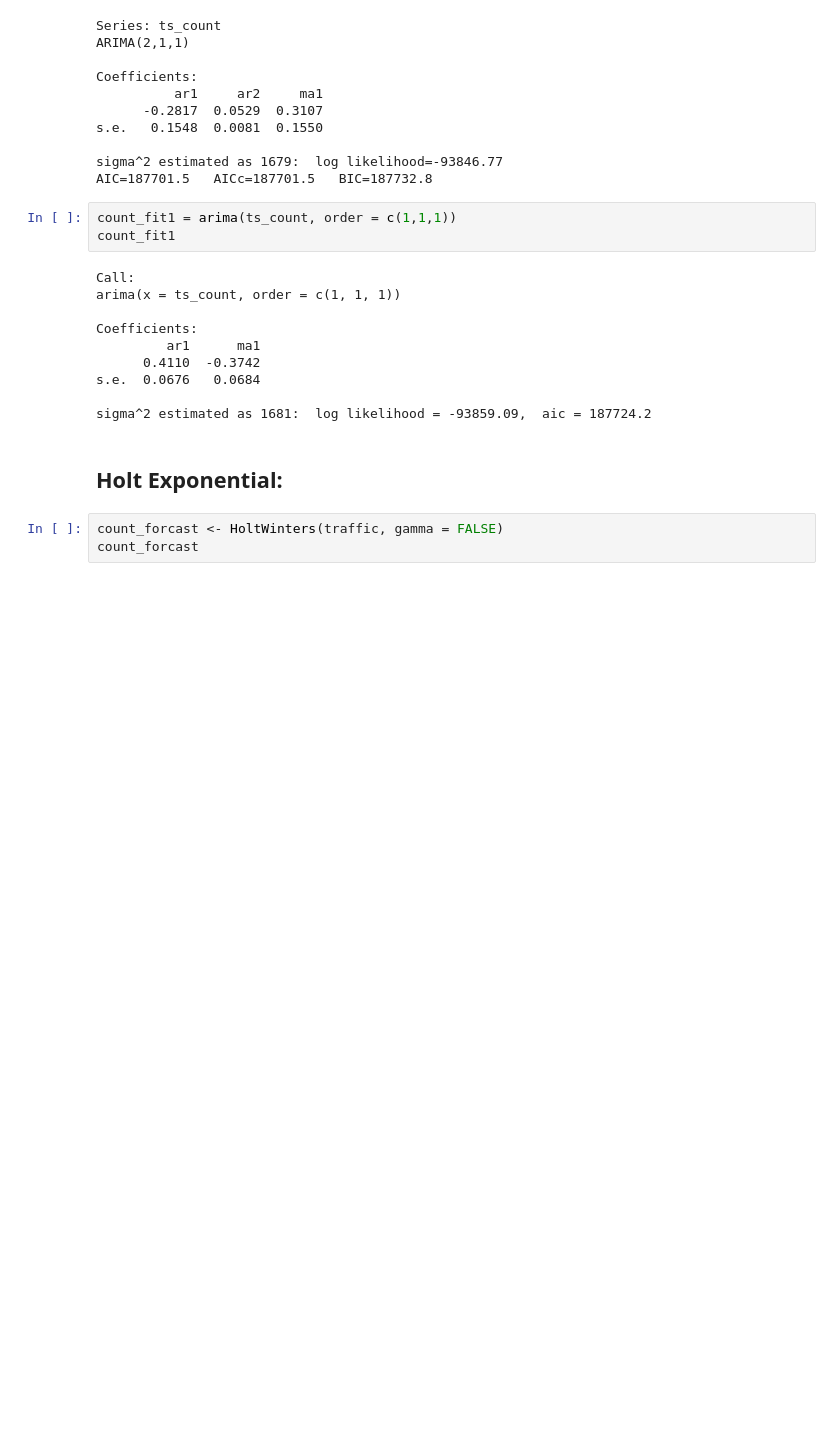
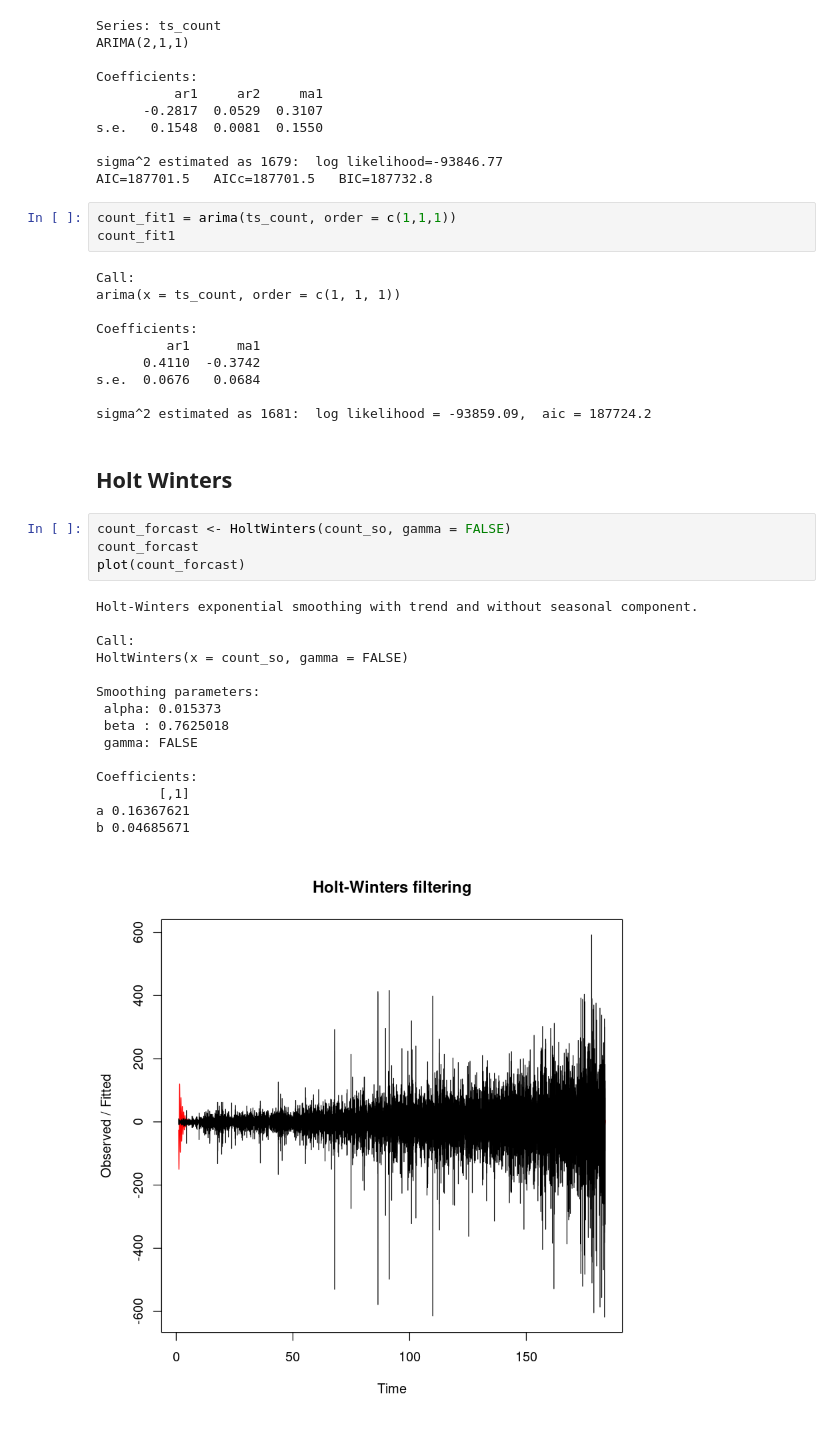
Before and after one commit to In-finite/TimeSeries, a Jupyter notebook: Analysis_in_R.ipynb, the cells around one changed output. Cells and saved outputs as stored; diff of their text form; blank space fills up the shorter version.

```diff
--- a/Analysis_in_R.ipynb
+++ b/Analysis_in_R.ipynb
@@ -79,10 +94,27 @@ s.e.  0.0676   0.0684
 
 sigma^2 estimated as 1681:  log likelihood = -93859.09,  aic = 187724.2
 # %% [markdown]
-## Holt Exponential:
+## Holt Winters
 # %%
-count_forcast <- HoltWinters(traffic, gamma = FALSE)
+count_forcast <- HoltWinters(count_so, gamma = FALSE)
 count_forcast
+plot(count_forcast)
+# %% [output]
+Holt-Winters exponential smoothing with trend and without seasonal component.
+
+Call:
+HoltWinters(x = count_so, gamma = FALSE)
+
+Smoothing parameters:
+ alpha: 0.015373
+ beta : 0.7625018
+ gamma: FALSE
+
+Coefficients:
+        [,1]
+a 0.16367621
+b 0.04685671
+[figure, added]
 # %%
 Forcast = count_forcast$fitted
 plot(Forcast)
```
Also changed, not shown: parts of 23 cells of this notebook, 2 other files.
